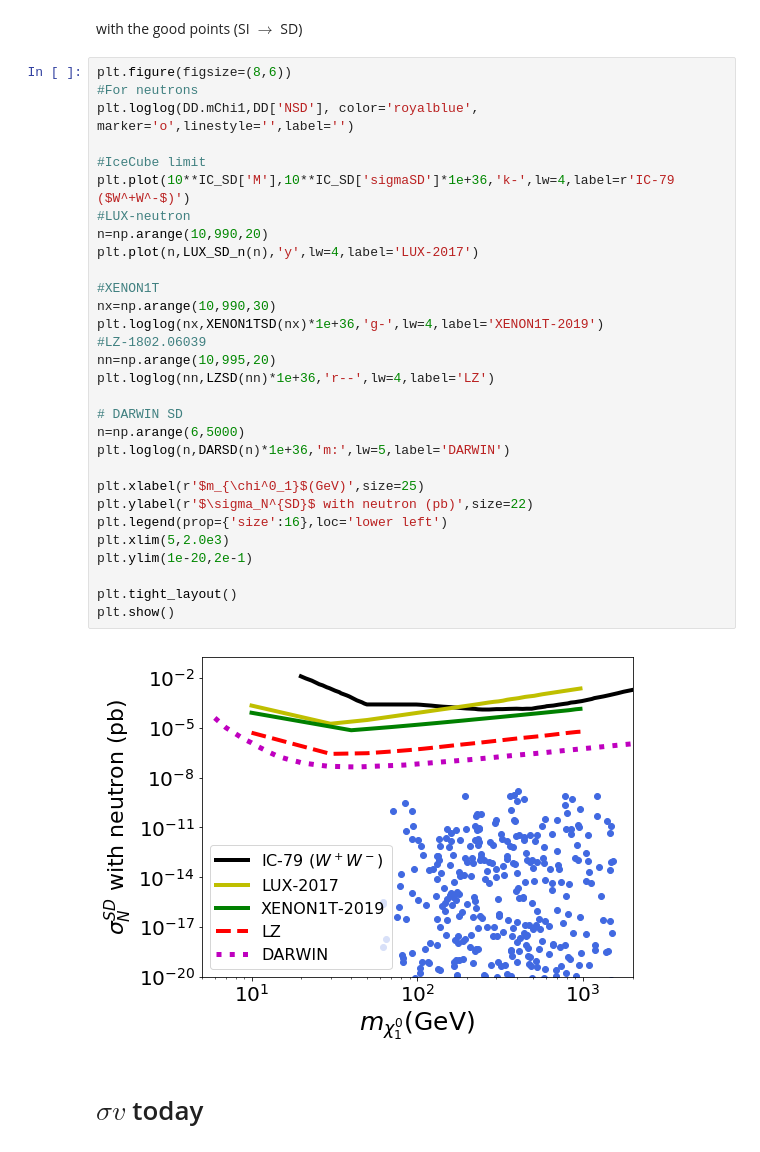
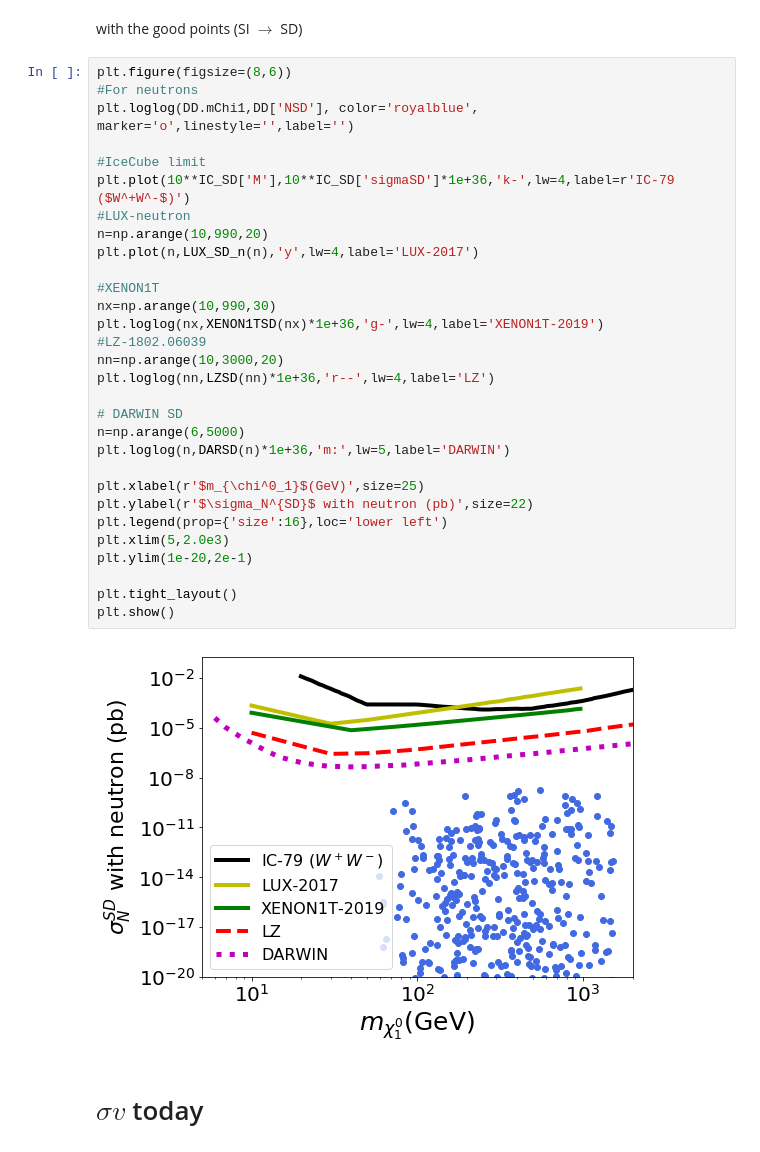
Before and after one commit to anferivera/SDdiracDM, a Jupyter notebook: run-model-general-scan_v2.ipynb, the cells around one changed output. Saved outputs shown, nothing was run; the diff lists cells and outputs as text.

```diff
--- a/run-model-general-scan_v2.ipynb
+++ b/run-model-general-scan_v2.ipynb
@@ -848,35 +854,35 @@ with the good points (SI $\to$ SD)
 # %%
 plt.figure(figsize=(8,6))
 #For neutrons
 plt.loglog(DD.mChi1,DD['NSD'], color='royalblue', marker='o',linestyle='',label='')
 
 #IceCube limit
 plt.plot(10**IC_SD['M'],10**IC_SD['sigmaSD']*1e+36,'k-',lw=4,label=r'IC-79 ($W^+W^-$)')
 #LUX-neutron
 n=np.arange(10,990,20)
 plt.plot(n,LUX_SD_n(n),'y',lw=4,label='LUX-2017')
 
 #XENON1T
 nx=np.arange(10,990,30)
 plt.loglog(nx,XENON1TSD(nx)*1e+36,'g-',lw=4,label='XENON1T-2019')
 #LZ-1802.06039
-nn=np.arange(10,995,20)
+nn=np.arange(10,3000,20)
 plt.loglog(nn,LZSD(nn)*1e+36,'r--',lw=4,label='LZ')
 
 # DARWIN SD
 n=np.arange(6,5000)
 plt.loglog(n,DARSD(n)*1e+36,'m:',lw=5,label='DARWIN')
 
 plt.xlabel(r'$m_{\chi^0_1}$(GeV)',size=25)
 plt.ylabel(r'$\sigma_N^{SD}$ with neutron (pb)',size=22)
 plt.legend(prop={'size':16},loc='lower left')
 plt.xlim(5,2.0e3)
 plt.ylim(1e-20,2e-1)
 
 plt.tight_layout()
 plt.show()
 # %% [output]
-[figure, old version]
+[figure, new version]
 # %% [markdown]
 # $\sigma v$ today
 # %% [markdown]
```
Also changed, not shown: parts of 44 cells of this notebook, 6 other files.
